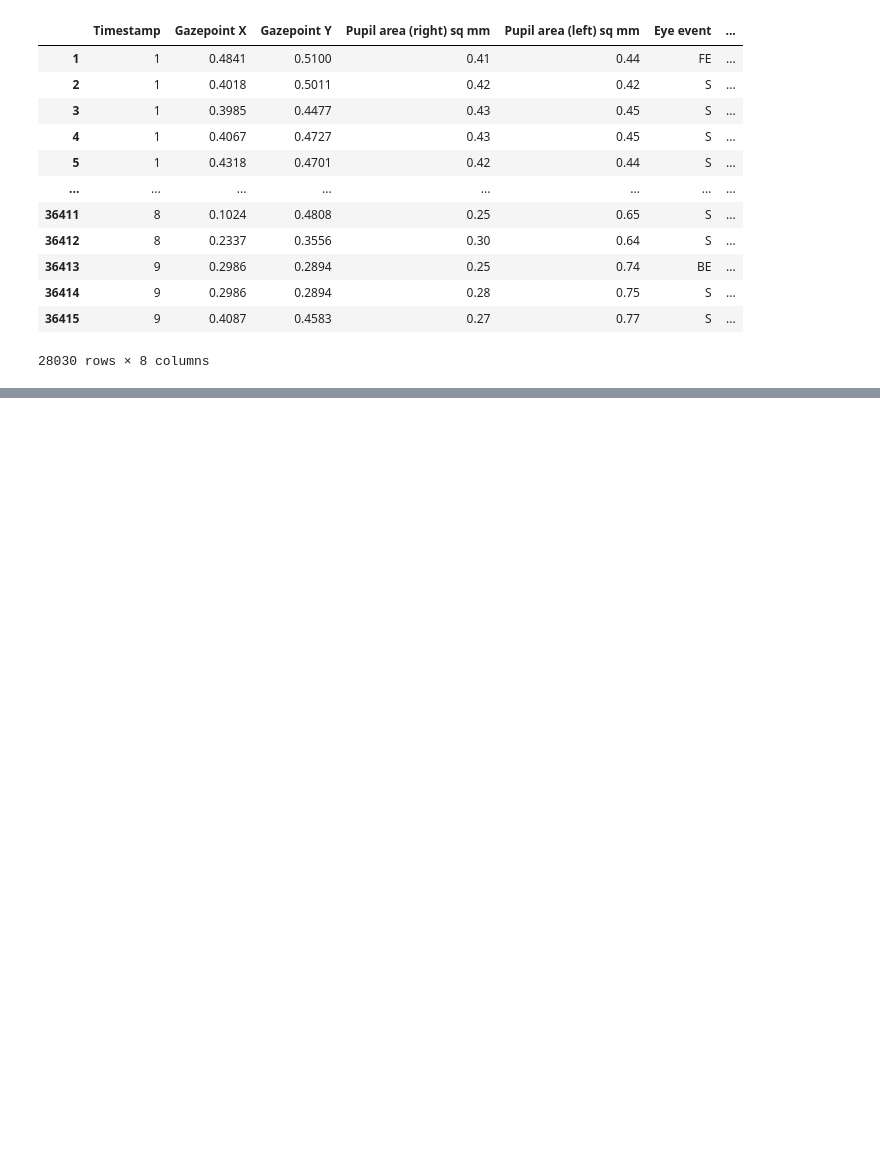
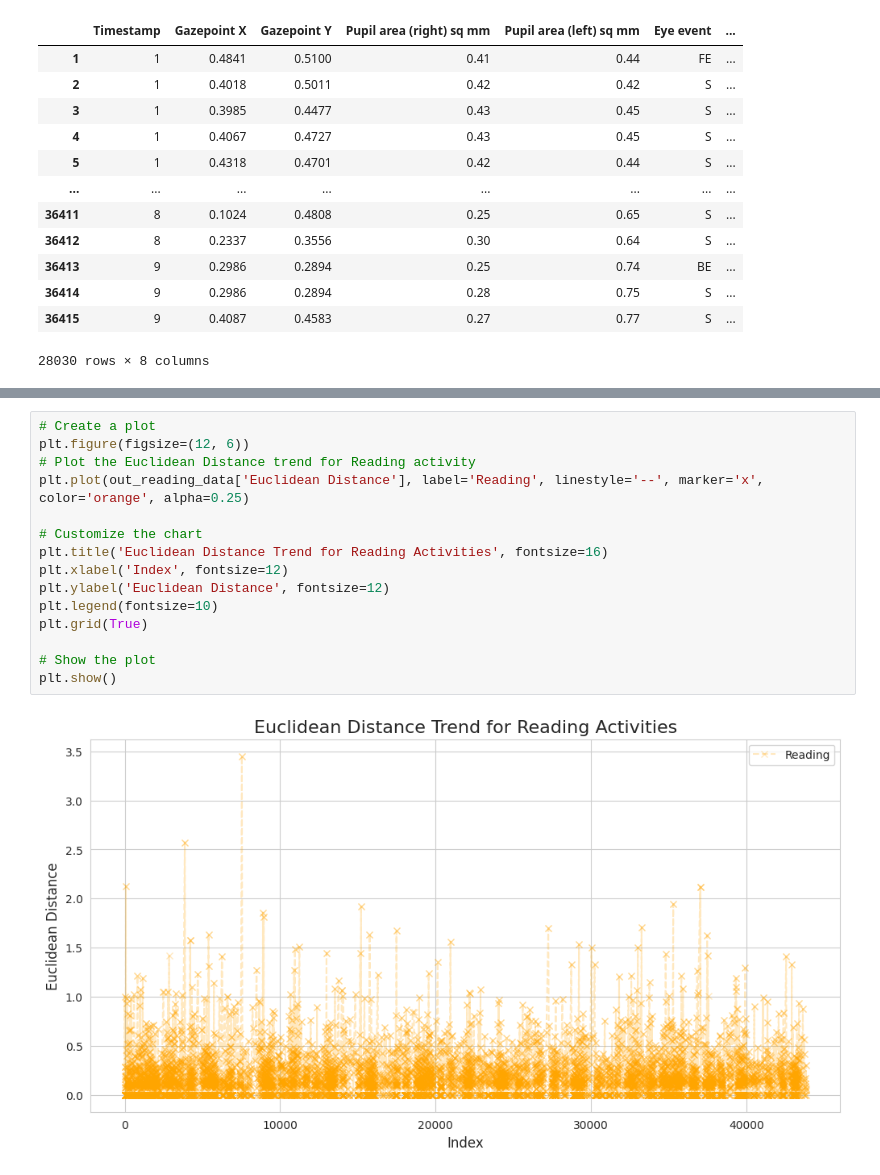
Before and after one commit to Vykp00/SeeTrue-AI, a Jupyter notebook: data_processing/2_feature_engineering.ipynb, the cells around one changed output, grey strips where cells are left out. Saved outputs shown, nothing was run; the diff lists cells and outputs as text; blank space fills up the shorter version.

Commit message:
build: create Euclidean distance visualization

```diff
--- a/data_processing/2_feature_engineering.ipynb
+++ b/data_processing/2_feature_engineering.ipynb
@@ -388,0 +408,17 @@ out_playing_data
+# %%
+# Create a plot
+plt.figure(figsize=(12, 6))
+# Plot the Euclidean Distance trend for Reading activity
+plt.plot(out_reading_data['Euclidean Distance'], label='Reading', linestyle='--', marker='x', color='orange', alpha=0.25)
+
+# Customize the chart
+plt.title('Euclidean Distance Trend for Reading Activities', fontsize=16)
+plt.xlabel('Index', fontsize=12)
+plt.ylabel('Euclidean Distance', fontsize=12)
+plt.legend(fontsize=10)
+plt.grid(True)
+
+# Show the plot
+plt.show()
+# %% [output]
+[figure, added]
```
Also changed, not shown: parts of 4 cells of this notebook, 1 other file.
